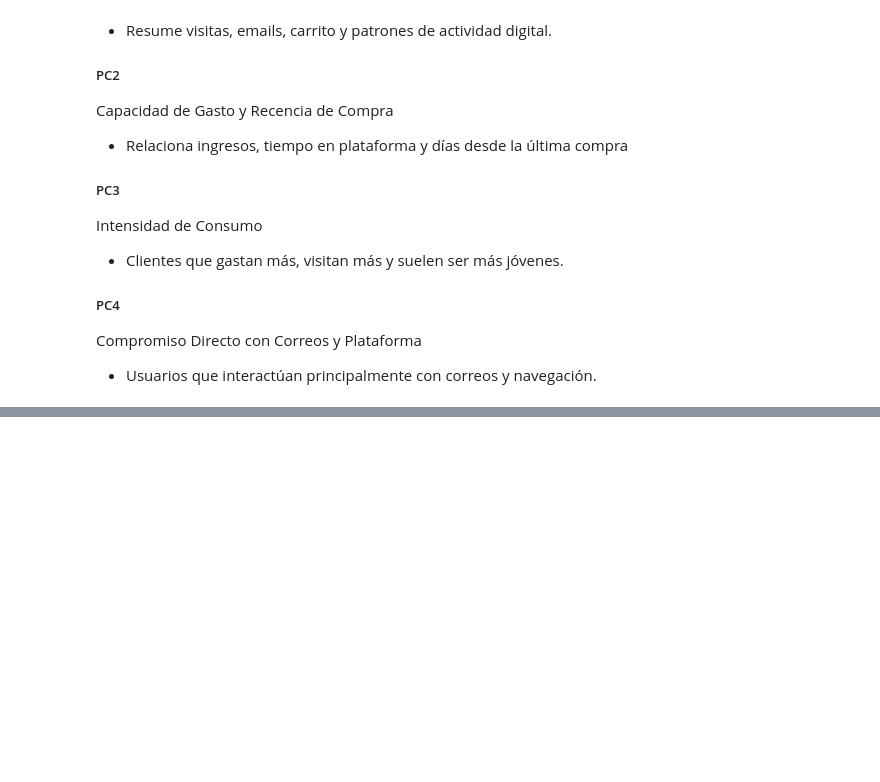
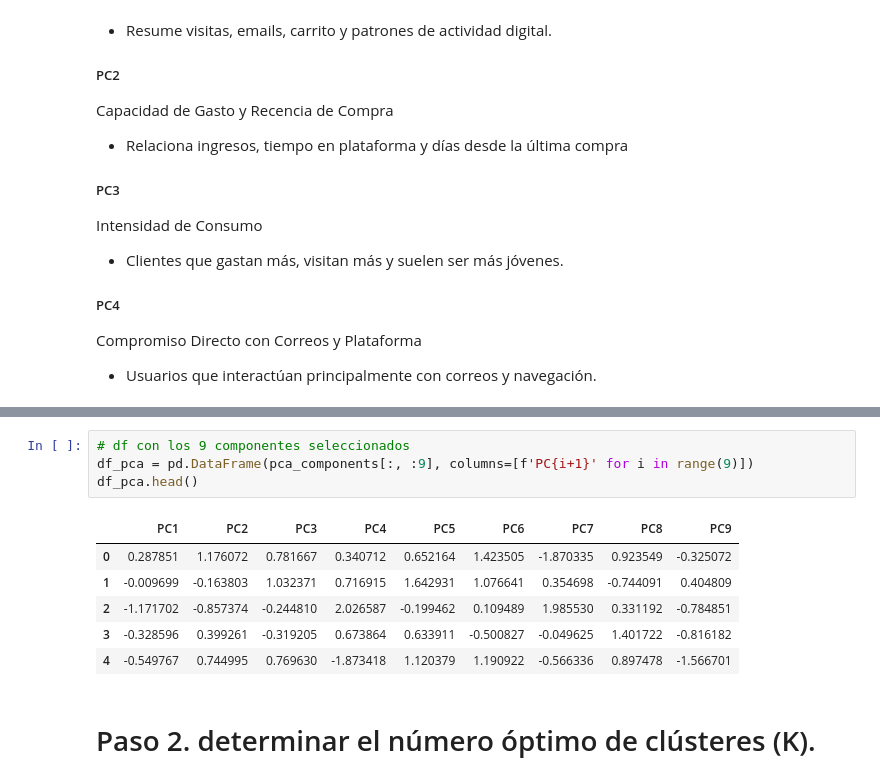
Before and after one commit to LinaMariaa2/Proyecto_Gestion_Datos_Modelos_IA, a Jupyter notebook: campaña_marketing.ipynb, the cells around one changed output, grey strips where cells are left out. Saved outputs shown, nothing was run; the diff lists cells and outputs as text; blank space fills up the shorter version.

```diff
--- a/campaña_marketing.ipynb
+++ b/campaña_marketing.ipynb
@@ -359,0 +374,13 @@ Compromiso Directo con Correos y Plataforma
+# %%
+# df con los 9 componentes seleccionados
+df_pca = pd.DataFrame(pca_components[:, :9], columns=[f'PC{i+1}' for i in range(9)])
+df_pca.head()
+# %% [output]
+|  | PC1 | PC2 | PC3 | PC4 | PC5 | PC6 | PC7 | PC8 | PC9 |
+| 0 | 0.287851 | 1.176072 | 0.781667 | 0.340712 | 0.652164 | 1.423505 | -1.870335 | 0.923549 | -0.325072 |
+| 1 | -0.009699 | -0.163803 | 1.032371 | 0.716915 | 1.642931 | 1.076641 | 0.354698 | -0.744091 | 0.404809 |
+| 2 | -1.171702 | -0.857374 | -0.244810 | 2.026587 | -0.199462 | 0.109489 | 1.985530 | 0.331192 | -0.784851 |
+| 3 | -0.328596 | 0.399261 | -0.319205 | 0.673864 | 0.633911 | -0.500827 | -0.049625 | 1.401722 | -0.816182 |
+| 4 | -0.549767 | 0.744995 | 0.769630 | -1.873418 | 1.120379 | 1.190922 | -0.566336 | 0.897478 | -1.566701 |
+# %% [markdown]
+# Paso 2. determinar el número óptimo de clústeres (K).
```
Also changed, not shown: parts of 3 cells of this notebook.
